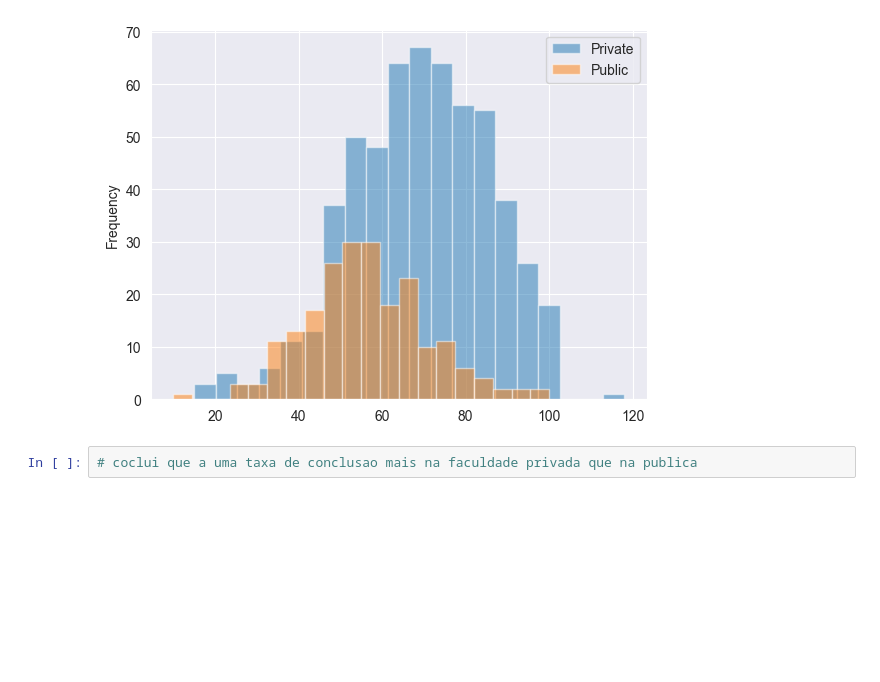
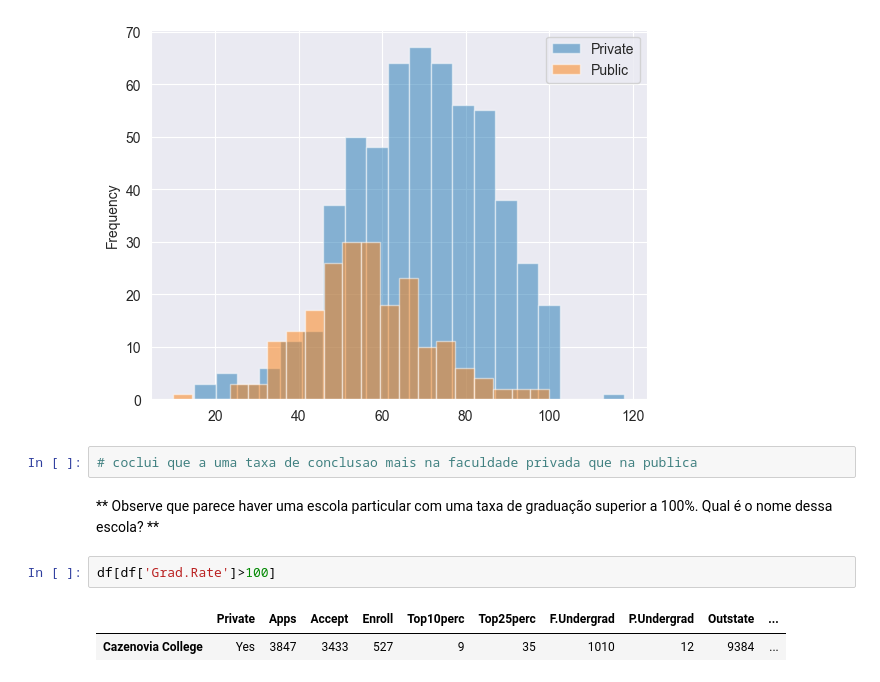
Before and after one commit to ludiemert/Unsupervised_Models, a Jupyter notebook: 2_K_Means_Clustering_Project/K_Means_Clustering_Project .ipynb, the cells around one changed output. Cells and saved outputs as stored; diff of their text form; blank space fills up the shorter version.

Commit message:
add img 7_K_Means_Clus._taxa de graduação superior a 100

```diff
--- a/2_K_Means_Clustering_Project/K_Means_Clustering_Project .ipynb
+++ b/2_K_Means_Clustering_Project/K_Means_Clustering_Project .ipynb
@@ -215,3 +215,10 @@ plt.legend()
 [figure]
 # %%
 # coclui que a uma taxa de conclusao mais na faculdade privada que na publica
+# %% [markdown]
+** Observe que parece haver uma escola particular com uma taxa de graduação superior a 100%. Qual é o nome dessa escola? **
+# %%
+df[df['Grad.Rate']>100]
+# %% [output]
+|  | Private | Apps | Accept | Enroll | Top10perc | Top25perc | F.Undergrad | P.Undergrad | Outstate | ... |
+| Cazenovia College | Yes | 3847 | 3433 | 527 | 9 | 35 | 1010 | 12 | 9384 | ... |
```
Also changed, not shown: 1 other file.
